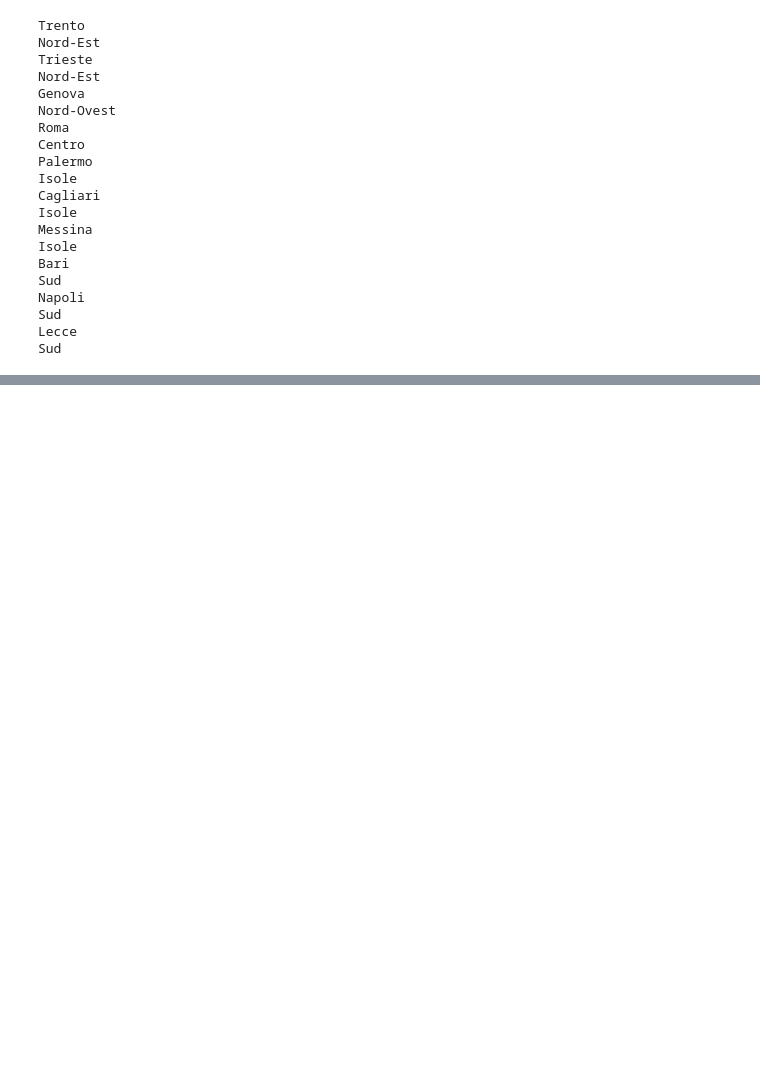
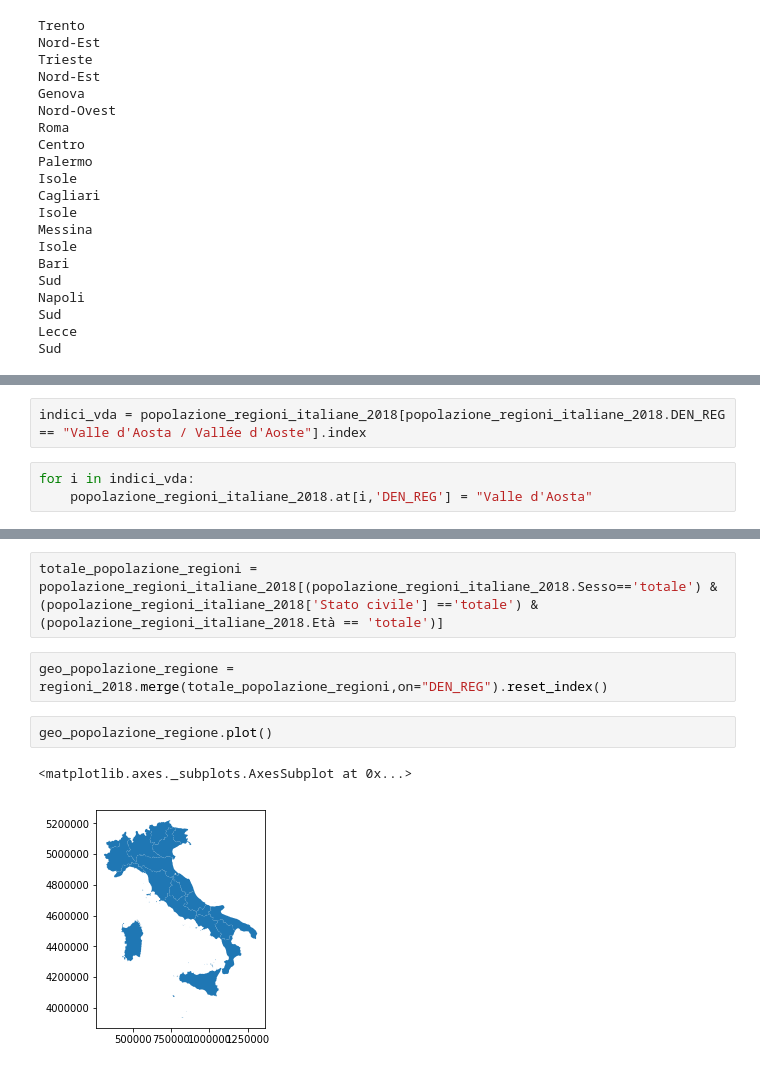
Before and after one commit to napo/geopandas_esempi, a Jupyter notebook: dati istat.ipynb, the cells around one changed output, grey strips where cells are left out. Cells and saved outputs as stored; diff of their text form; blank space fills up the shorter version.

```diff
--- a/dati istat.ipynb
+++ b/dati istat.ipynb
@@ -354,0 +427,5 @@ Sud
+# %%
+indici_vda = popolazione_regioni_italiane_2018[popolazione_regioni_italiane_2018.DEN_REG == "Valle d'Aosta / Vallée d'Aoste"].index
+# %%
+for i in indici_vda:
+    popolazione_regioni_italiane_2018.at[i,'DEN_REG'] = "Valle d'Aosta"
@@ -354,0 +460,9 @@ Sud
+# %%
+totale_popolazione_regioni = popolazione_regioni_italiane_2018[(popolazione_regioni_italiane_2018.Sesso=='totale') & (popolazione_regioni_italiane_2018['Stato civile'] =='totale') & (popolazione_regioni_italiane_2018.Età == 'totale')]
+# %%
+geo_popolazione_regione = regioni_2018.merge(totale_popolazione_regioni,on="DEN_REG").reset_index()
+# %%
+geo_popolazione_regione.plot()
+# %% [output]
+<matplotlib.axes._subplots.AxesSubplot at 0x...>
+[figure, added]
```
Also changed, not shown: parts of 32 cells of this notebook, 1 other file.
